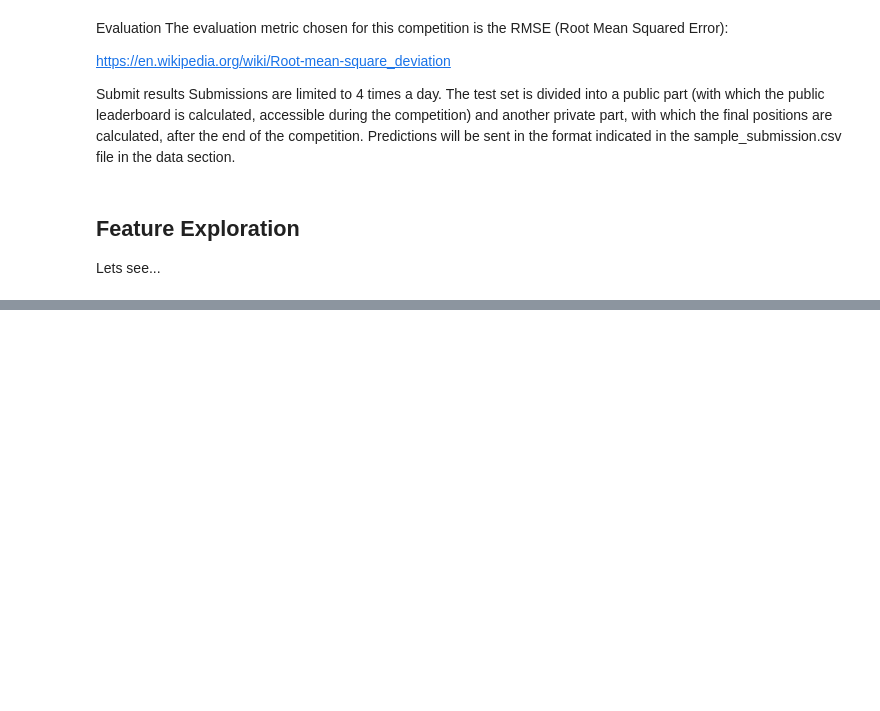
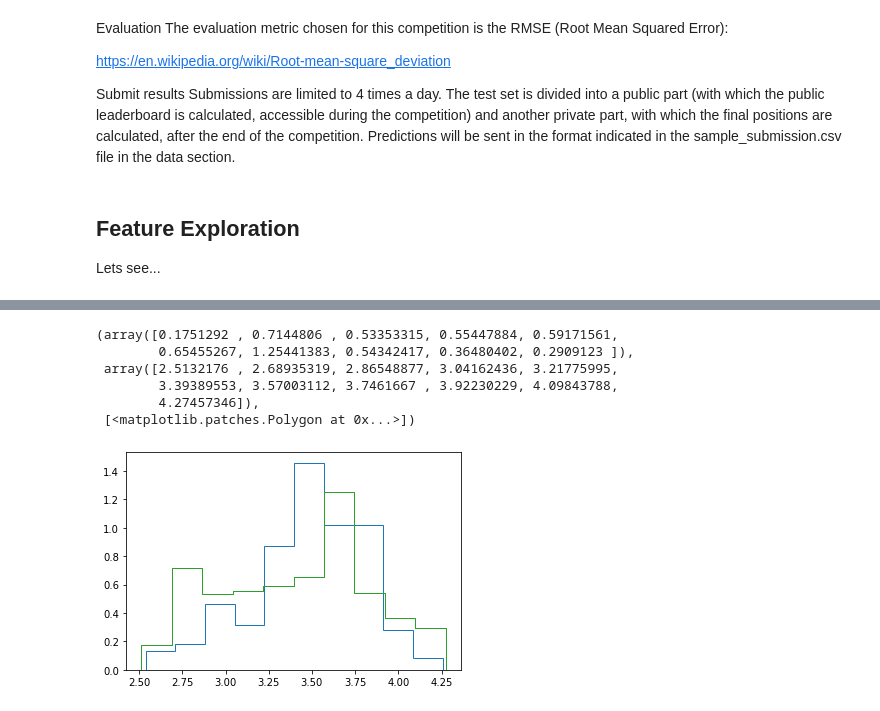
Before and after one commit to nachordo/kaggle-competition, a Jupyter notebook: data-exploration.ipynb, the cells around one changed output, grey strips where cells are left out. Cells and saved outputs as stored; diff of their text form; code cells hidden in the pictures; blank space fills up the shorter version.

```diff
--- a/data-exploration.ipynb
+++ b/data-exploration.ipynb
@@ -71,0 +94,3 @@ Lets see...
+# %%
+di=diamonds.copy()
+di["price"]=di["price"].apply(np.log10)
@@ -71,0 +178,12 @@ Lets see...
+# %%
+plt.hist(di[di["clarity"] == "I1"]["price"],histtype='step',density = True)
+plt.hist(di[di["clarity"] == "SI1"]["price"],histtype='step',density = True)
+plt.hist(di[di["clarity"] == "SI1"]["price"],histtype='step',density = True)
+# %% [output]
+(array([0.1751292 , 0.7144806 , 0.53353315, 0.55447884, 0.59171561,
+        0.65455267, 1.25441383, 0.54342417, 0.36480402, 0.2909123 ]),
+ array([2.5132176 , 2.68935319, 2.86548877, 3.04162436, 3.21775995,
+        3.39389553, 3.57003112, 3.7461667 , 3.92230229, 4.09843788,
+        4.27457346]),
+ [<matplotlib.patches.Polygon at 0x...>])
+[figure, added]
```
Also changed, not shown: parts of 45 cells of this notebook.
